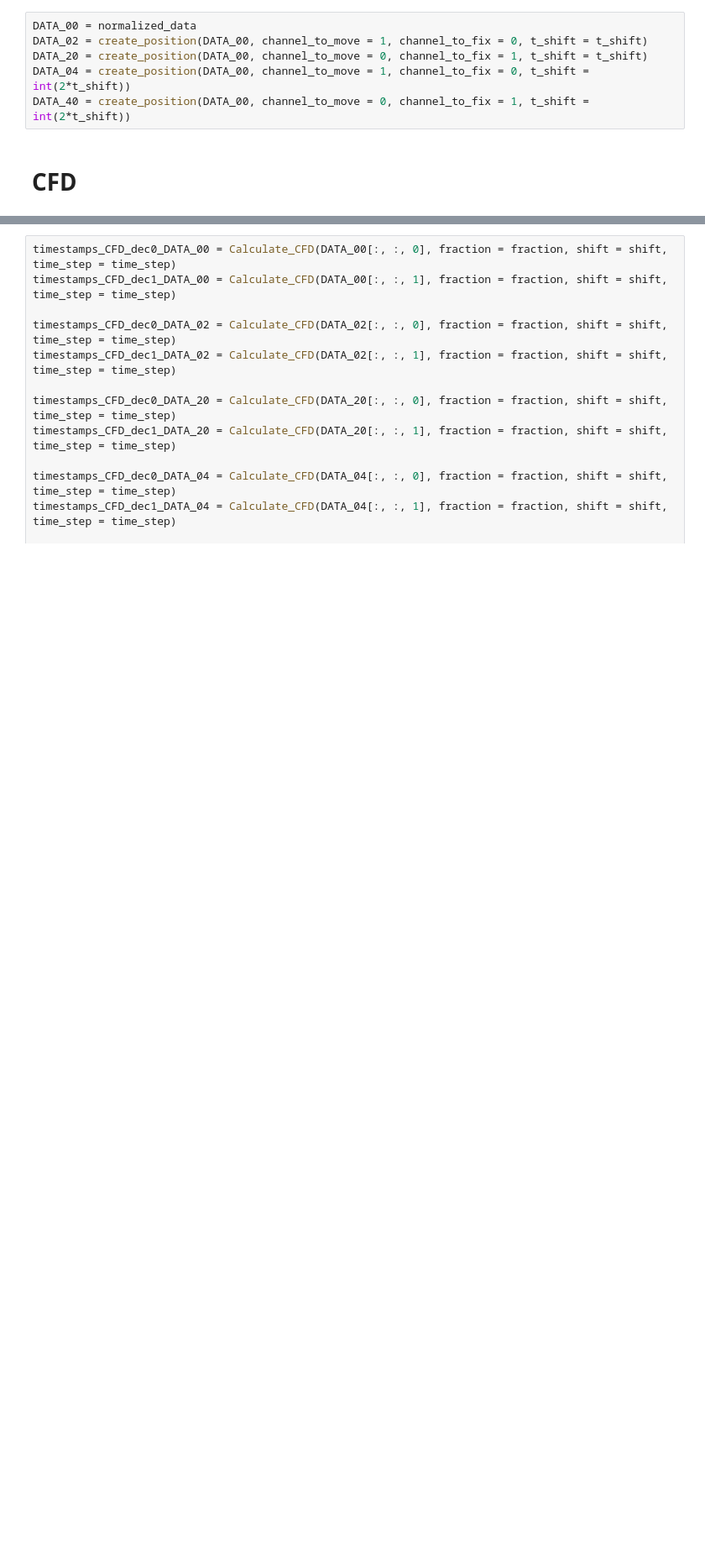
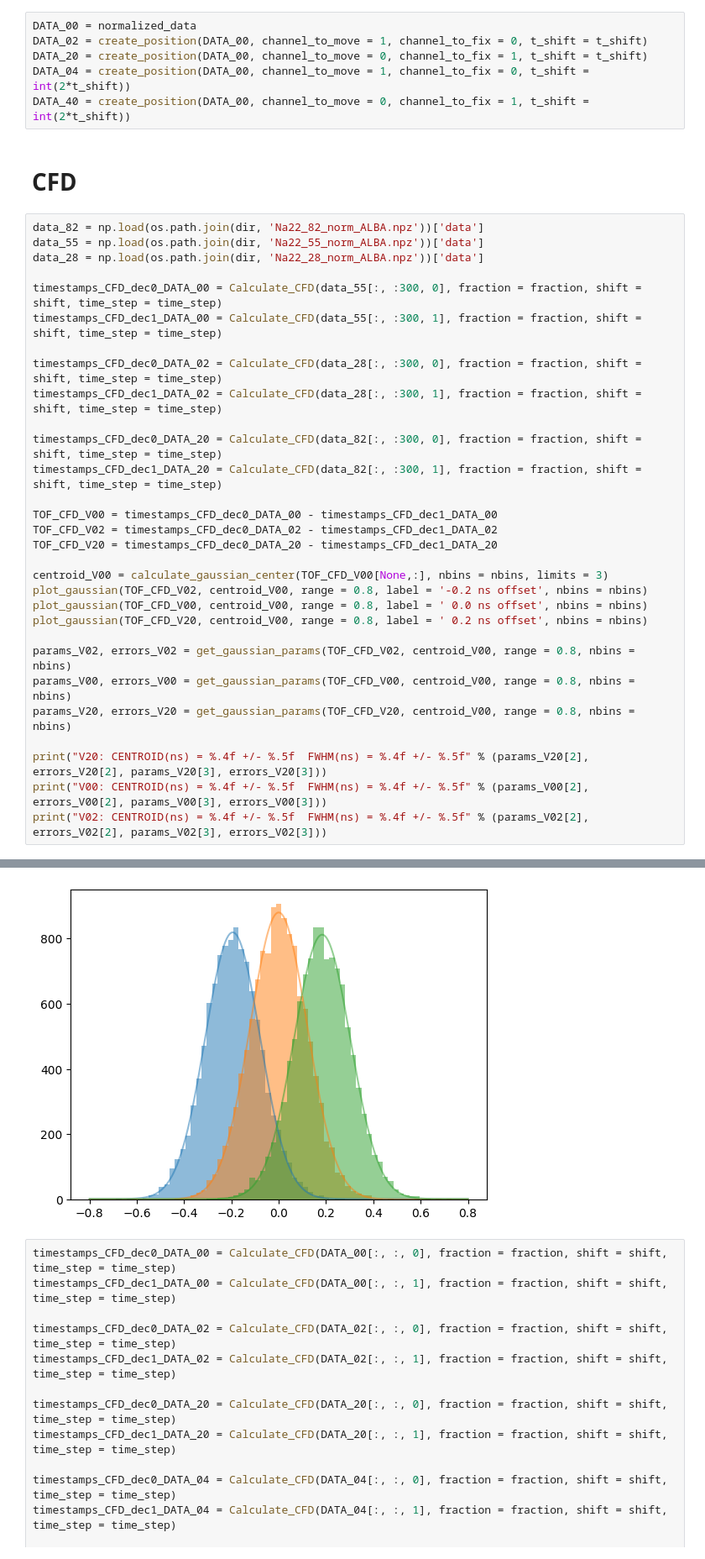
Before and after one commit to wjosefw/MLTiming, a Jupyter notebook: Traditional_methods.ipynb, the cells around one changed output, grey strips where cells are left out. Shown at 84% size. Drawn from its saved outputs; the diff is of its cells as text; blank space fills up the shorter version.

Commit message:
Para calcular cfd con datos de Alba

```diff
--- a/Traditional_methods.ipynb
+++ b/Traditional_methods.ipynb
@@ -28,3 +27,34 @@ DATA_04 = create_position(DATA_00, channel_to_move = 1, channel_to_fix = 0, t_sh
 DATA_40 = create_position(DATA_00, channel_to_move = 0, channel_to_fix = 1, t_shift = int(2*t_shift))
 # %% [markdown]
 # **CFD**
+# %%
+data_82 = np.load(os.path.join(dir, 'Na22_82_norm_ALBA.npz'))['data']
+data_55 = np.load(os.path.join(dir, 'Na22_55_norm_ALBA.npz'))['data']
+data_28 = np.load(os.path.join(dir, 'Na22_28_norm_ALBA.npz'))['data']
+
+timestamps_CFD_dec0_DATA_00 = Calculate_CFD(data_55[:, :300, 0], fraction = fraction, shift = shift, time_step = time_step)
+timestamps_CFD_dec1_DATA_00 = Calculate_CFD(data_55[:, :300, 1], fraction = fraction, shift = shift, time_step = time_step)
+
+timestamps_CFD_dec0_DATA_02 = Calculate_CFD(data_28[:, :300, 0], fraction = fraction, shift = shift, time_step = time_step)
+timestamps_CFD_dec1_DATA_02 = Calculate_CFD(data_28[:, :300, 1], fraction = fraction, shift = shift, time_step = time_step)
+
+timestamps_CFD_dec0_DATA_20 = Calculate_CFD(data_82[:, :300, 0], fraction = fraction, shift = shift, time_step = time_step)
+timestamps_CFD_dec1_DATA_20 = Calculate_CFD(data_82[:, :300, 1], fraction = fraction, shift = shift, time_step = time_step)
+
+TOF_CFD_V00 = timestamps_CFD_dec0_DATA_00 - timestamps_CFD_dec1_DATA_00
+TOF_CFD_V02 = timestamps_CFD_dec0_DATA_02 - timestamps_CFD_dec1_DATA_02
+TOF_CFD_V20 = timestamps_CFD_dec0_DATA_20 - timestamps_CFD_dec1_DATA_20
+
+centroid_V00 = calculate_gaussian_center(TOF_CFD_V00[None,:], nbins = nbins, limits = 3)
+plot_gaussian(TOF_CFD_V02, centroid_V00, range = 0.8, label = '-0.2 ns offset', nbins = nbins)
+plot_gaussian(TOF_CFD_V00, centroid_V00, range = 0.8, label = ' 0.0 ns offset', nbins = nbins)
+plot_gaussian(TOF_CFD_V20, centroid_V00, range = 0.8, label = ' 0.2 ns offset', nbins = nbins)
+
+params_V02, errors_V02 = get_gaussian_params(TOF_CFD_V02, centroid_V00, range = 0.8, nbins = nbins)
+params_V00, errors_V00 = get_gaussian_params(TOF_CFD_V00, centroid_V00, range = 0.8, nbins = nbins)
+params_V20, errors_V20 = get_gaussian_params(TOF_CFD_V20, centroid_V00, range = 0.8, nbins = nbins)
+
+print("V20: CENTROID(ns) = %.4f +/- %.5f  FWHM(ns) = %.4f +/- %.5f" % (params_V20[2], errors_V20[2], params_V20[3], errors_V20[3]))
+print("V00: CENTROID(ns) = %.4f +/- %.5f  FWHM(ns) = %.4f +/- %.5f" % (params_V00[2], errors_V00[2], params_V00[3], errors_V00[3]))
+print("V02: CENTROID(ns) = %.4f +/- %.5f  FWHM(ns) = %.4f +/- %.5f" % (params_V02[2], errors_V02[2], params_V02[3], errors_V02[3]))
+# %% [output]
@@ -31,3 +64,4 @@ DATA_40 = create_position(DATA_00, channel_to_move = 0, channel_to_fix = 1, t_sh
+[figure, added]
 # %%
 timestamps_CFD_dec0_DATA_00 = Calculate_CFD(DATA_00[:, :, 0], fraction = fraction, shift = shift, time_step = time_step)
 timestamps_CFD_dec1_DATA_00 = Calculate_CFD(DATA_00[:, :, 1], fraction = fraction, shift = shift, time_step = time_step)
```
Also changed, not shown: parts of 11 cells of this notebook, 9 other files.
